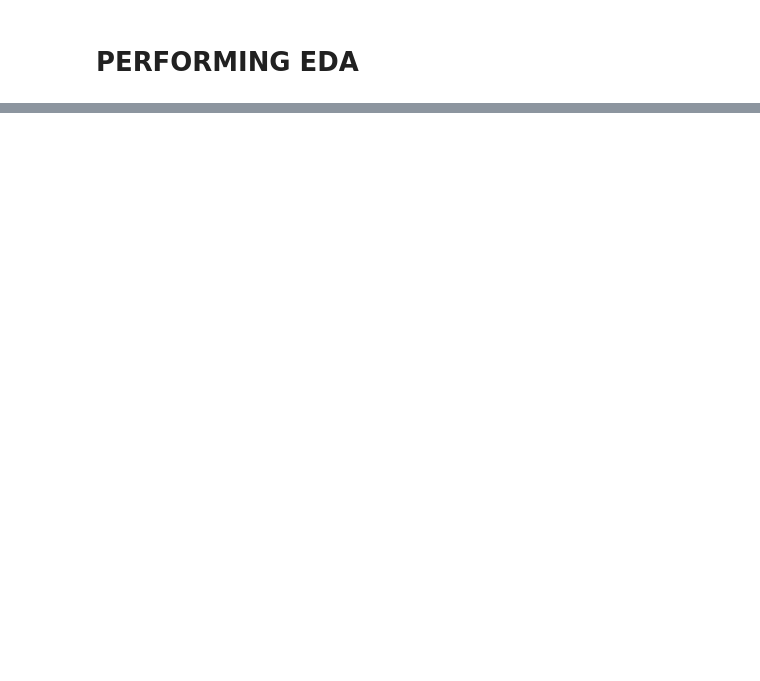
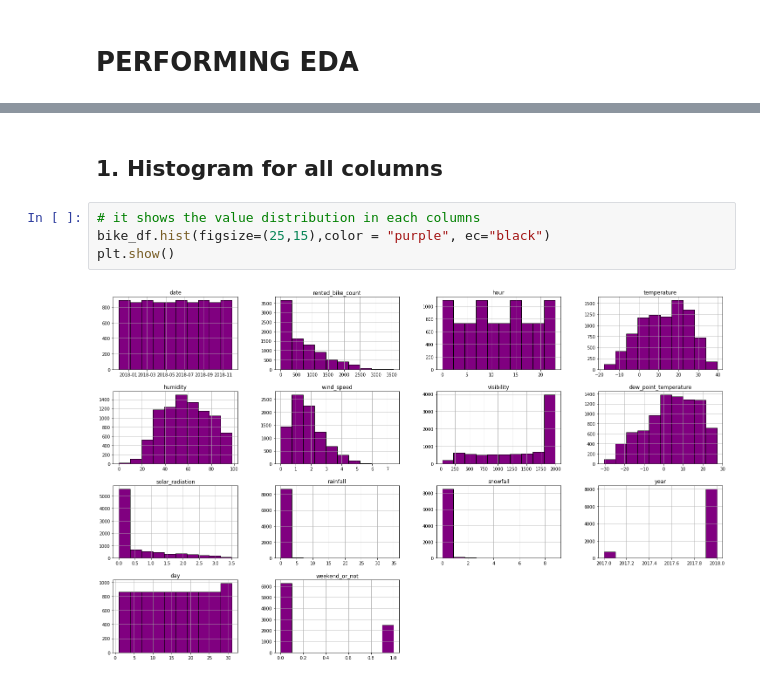
Before and after one commit to Samarjeet-singh-chhabra/LR-Bike-Sharing-Demand-Prediction, a Jupyter notebook: PERSONAL_NOTEBOOK_|_CP_2_|_BIKE_SHARING_DEMAND_PREDICTION_|_SAMARJEET.ipynb, the cells around one changed output, grey strips where cells are left out. Saved outputs shown, nothing was run; the diff lists cells and outputs as text; blank space fills up the shorter version.

```diff
--- a/PERSONAL_NOTEBOOK_|_CP_2_|_BIKE_SHARING_DEMAND_PREDICTION_|_SAMARJEET.ipynb
+++ b/PERSONAL_NOTEBOOK_|_CP_2_|_BIKE_SHARING_DEMAND_PREDICTION_|_SAMARJEET.ipynb
@@ -285,4 +307,12 @@ bike_df.head()
 | 2 | 2017-12-01 | 173 | 2 | -6.0 | 39 | 1.0 | 2000 | ... |
 | 3 | 2017-12-01 | 107 | 3 | -6.2 | 40 | 0.9 | 2000 | ... |
 | 4 | 2017-12-01 | 78 | 4 | -6.0 | 36 | 2.3 | 2000 | ... |
+# %% [markdown]
+## 1. Histogram for all columns
+# %%
+# it shows the value distribution in each columns
+bike_df.hist(figsize=(25,15),color = "purple", ec="black")
+plt.show()
+# %% [output]
+[figure, added]
 # %% [markdown]
```
Also changed, not shown: parts of 25 cells of this notebook.
